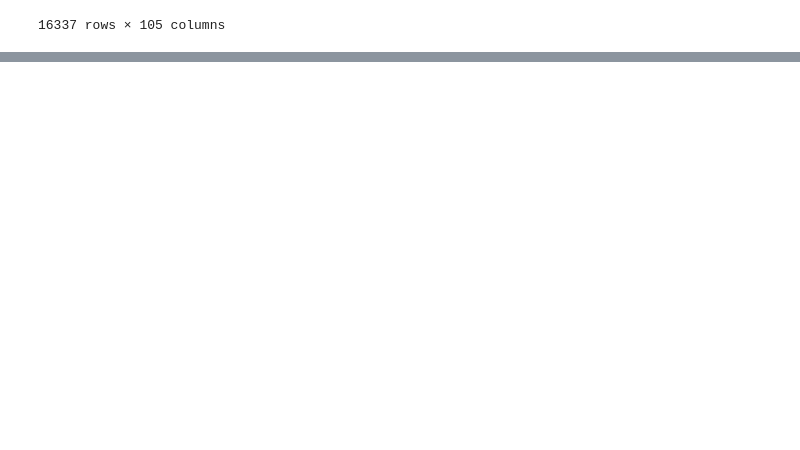
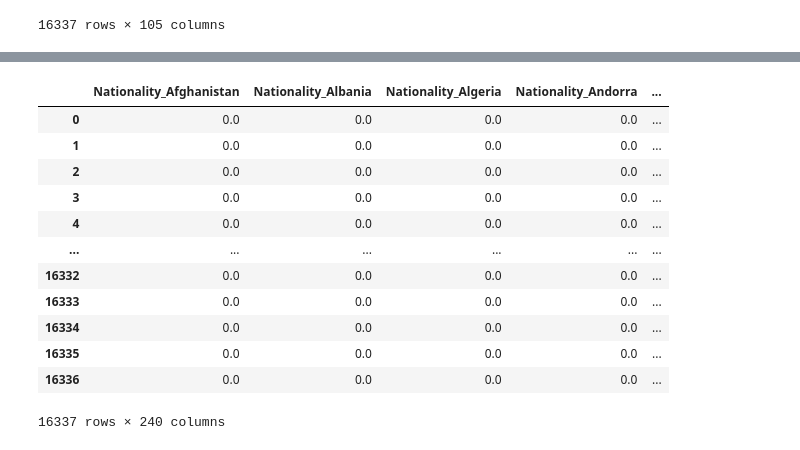
Before and after one commit to shouldbeclaudio/Project_FIFA21, a Jupyter notebook: fifa.ipynb, the cells around one changed output, grey strips where cells are left out. Drawn from its saved outputs; the diff is of its cells as text; code cells hidden in the pictures; blank space fills up the shorter version.

```diff
--- a/fifa.ipynb
+++ b/fifa.ipynb
@@ -456,0 +629,26 @@ for col in categoric.columns:
+# %%
+#loop para gravar nomes do one hot
+one_hot_names = []
+for col in categoric.columns:
+    col_uniques = sorted(categoric[col].astype(str).unique())
+    for unique in col_uniques:
+        one_hot_names.append(col+"_"+unique)
+
+
+categoric_x = pd.DataFrame(OneHotEncoder().fit_transform(categoric.astype(str)).toarray())
+categoric_x.columns = one_hot_names
+categoric_x
+# %% [output]
+|  | Nationality_Afghanistan | Nationality_Albania | Nationality_Algeria | Nationality_Andorra | ... |
+| 0 | 0.0 | 0.0 | 0.0 | 0.0 | ... |
+| 1 | 0.0 | 0.0 | 0.0 | 0.0 | ... |
+| 2 | 0.0 | 0.0 | 0.0 | 0.0 | ... |
+| 3 | 0.0 | 0.0 | 0.0 | 0.0 | ... |
+| 4 | 0.0 | 0.0 | 0.0 | 0.0 | ... |
+| ... | ... | ... | ... | ... | ... |
+| 16332 | 0.0 | 0.0 | 0.0 | 0.0 | ... |
+| 16333 | 0.0 | 0.0 | 0.0 | 0.0 | ... |
+| 16334 | 0.0 | 0.0 | 0.0 | 0.0 | ... |
+| 16335 | 0.0 | 0.0 | 0.0 | 0.0 | ... |
+| 16336 | 0.0 | 0.0 | 0.0 | 0.0 | ... |
+16337 rows × 240 columns
```
Also changed, not shown: parts of 27 cells of this notebook.
